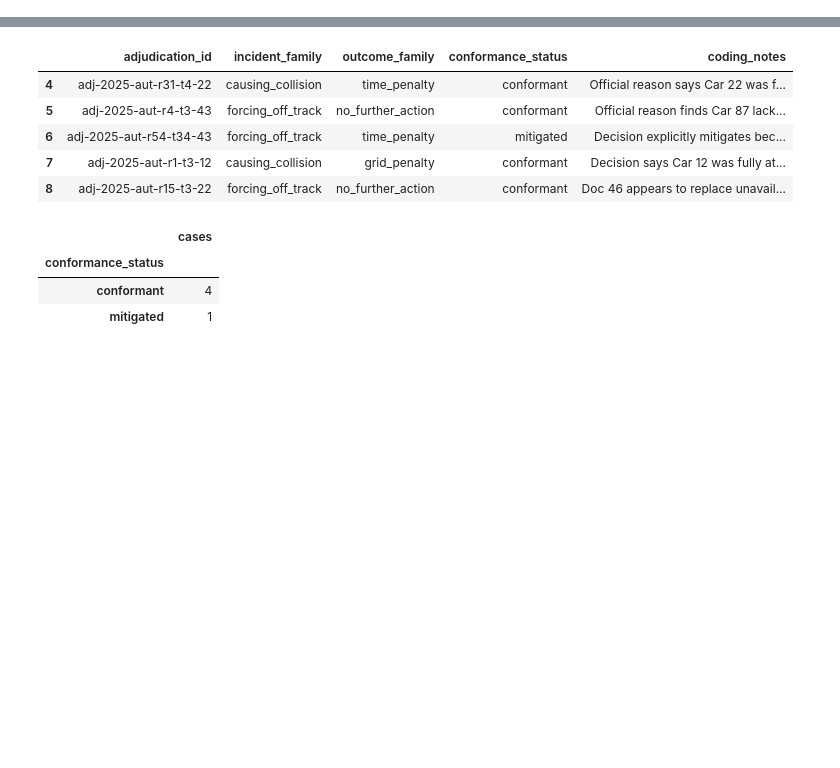
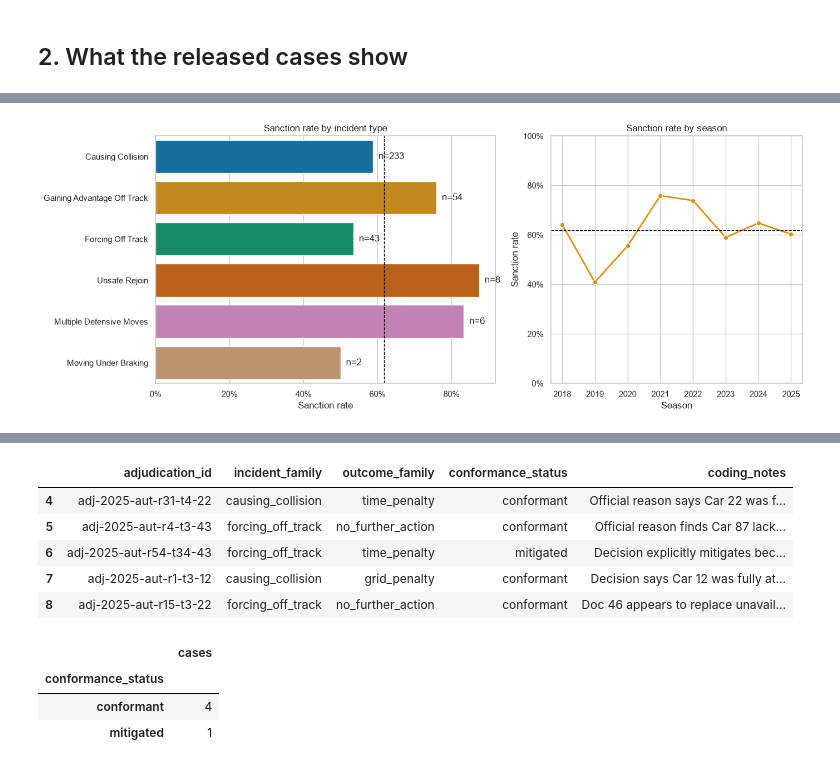
Before and after one commit to brianbzeng/f1-stewarding-analysis, a Jupyter notebook: notebooks/06_final_oversight_report.ipynb, the cells around one changed output, grey strips where cells are left out. Cells and saved outputs as stored; diff of their text form; code cells hidden in the pictures; blank space fills up the shorter version.

```diff
--- a/notebooks/06_final_oversight_report.ipynb
+++ b/notebooks/06_final_oversight_report.ipynb
@@ -457,0 +210,77 @@ harm does not by itself prove fault, and a penalty for conduct is not automatic
+# %% [markdown]
+## 2. What the released cases show
+# %%
+family_outcomes = (
+    released.groupby("incident_family", dropna=False)
+    .agg(cases=("sanction_outcome", "size"), sanctions=("sanction_outcome", "sum"))
+    .reset_index()
+)
+family_outcomes["sanction_rate"] = family_outcomes["sanctions"] / family_outcomes["cases"]
+family_outcomes["incident"] = family_outcomes["incident_family"].str.replace("_", " ").str.title()
+family_outcomes = family_outcomes.sort_values("cases", ascending=False)
+
+season_outcomes = (
+    released.groupby("season")
+    .agg(cases=("sanction_outcome", "size"), sanctions=("sanction_outcome", "sum"))
+    .reset_index()
+)
+season_outcomes["sanction_rate"] = season_outcomes["sanctions"] / season_outcomes["cases"]
+
+overall_cases = len(released)
+overall_sanctions = int(released["sanction_outcome"].sum())
+overall_rate = overall_sanctions / overall_cases
+summary = pd.DataFrame(
+    {
+        "measure": ["Primary cases", "Events", "Sanctions", "No further action", "Sanction rate"],
+        "value": [
+            overall_cases,
+            released["event_id"].nunique(),
+            overall_sanctions,
+            overall_cases - overall_sanctions,
+            f"{overall_rate:.1%}",
+        ],
+    }
+)
+display(summary)
+display(family_outcomes[["incident", "cases", "sanctions", "sanction_rate"]])
+display(season_outcomes)
+
+assert overall_cases == 346
+assert overall_sanctions == 214
+assert int(released["multi_party"].sum()) == 24
+
+fig, axes = plt.subplots(1, 2, figsize=(14, 5.5), gridspec_kw={"width_ratios": [1.35, 1]})
+sns.barplot(
+    data=family_outcomes,
+    y="incident",
+    x="sanction_rate",
+    hue="incident",
+    palette="colorblind",
+    legend=False,
+    ax=axes[0],
+)
+axes[0].axvline(overall_rate, color="black", linestyle="--", linewidth=1)
+axes[0].set(title="Sanction rate by incident type", xlabel="Sanction rate", ylabel="")
+axes[0].xaxis.set_major_formatter(plt.matplotlib.ticker.PercentFormatter(1))
+for index, row in family_outcomes.reset_index(drop=True).iterrows():
+    axes[0].text(row["sanction_rate"] + 0.015, index, f'n={int(row["cases"])}', va="center")
+
+sns.lineplot(
+    data=season_outcomes,
+    x="season",
+    y="sanction_rate",
+    marker="o",
+    color=COLORS[1],
+    linewidth=2,
+    ax=axes[1],
+)
+axes[1].axhline(overall_rate, color="black", linestyle="--", linewidth=1)
+axes[1].set(title="Sanction rate by season", xlabel="Season", ylabel="Sanction rate", ylim=(0, 1))
+axes[1].yaxis.set_major_formatter(plt.matplotlib.ticker.PercentFormatter(1))
+plt.tight_layout()
+fig.savefig(GENERATED / "model_reviewed_sanction_rates.png", dpi=180, bbox_inches="tight")
+plt.show()
+
+family_outcomes.to_csv(GENERATED / "model_reviewed_family_outcomes.csv", index=False)
+season_outcomes.to_csv(GENERATED / "model_reviewed_season_outcomes.csv", index=False)
+# %% [output]
@@ -457,0 +309 @@ harm does not by itself prove fault, and a penalty for conduct is not automatic
+[figure, added]
```
Also changed, not shown: parts of 38 cells of this notebook, 39 other files.
